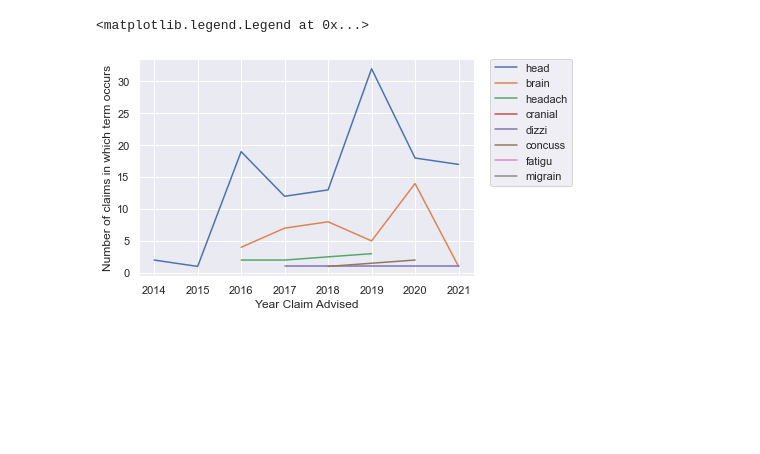
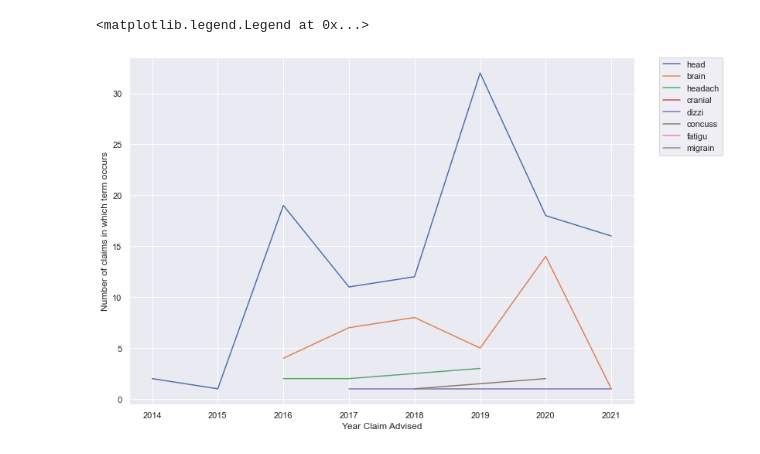
Before and after one commit to ReturnoftheMak/claims_trends, a Jupyter notebook: claims_trends/concussion_notebook.ipynb, the cells around one changed output. Saved outputs shown, nothing was run; the diff lists cells and outputs as text; code cells hidden in the pictures; blank space fills up the shorter version.

```diff
--- a/claims_trends/concussion_notebook.ipynb
+++ b/claims_trends/concussion_notebook.ipynb
@@ -18,12 +25,11 @@ key_words = ['concussion', 'cranial', 'brain',
 # Get Claims Data, format
 
 engine = sql_connection('BASAPOPRDSQLV20', 'Apollo_Reporting')
-df_scm = pd.read_sql_query("SELECT ClaimDetailID, LossDescription, LossLocation from V_LMMData_SCM", engine)
+df_scm = pd.read_sql_query("SELECT ClaimDetailID, ReceivedDate, LossDescription, LossLocation, HighestEstimate from V_LMMData_SCM", engine)
 df_cgen = pd.read_sql_query("SELECT ClaimDetailID, ClaimAdvisedDate, HandlingClass, UnderwritingYear from V_ClaimData_General", engine)
 
-df_scm.drop_duplicates(subset=['ClaimDetailID'], keep='last', inplace=True)
-df = df_scm.merge(df_cgen, how="left", on='ClaimDetailID')
+df_scm_d = df_scm.sort_values(['ClaimDetailID', 'ReceivedDate'], axis=0).groupby('ClaimDetailID').tail(1)
+df = df_scm_d.merge(df_cgen, how="left", on='ClaimDetailID')
+df.columns = ['claim_id', 'received_date', 'documents', 'loss_location', 'highest_estimate','date', 'class', 'underwriting_year']
+df = df[['date', 'underwriting_year', 'loss_location', 'claim_id', 'class', 'documents', 'highest_estimate']]
+df["date"] = pd.to_datetime(df["date"], infer_datetime_format=True)
-# %%
-df.columns = ['claim_id', 'documents', 'loss_location', 'date', 'class', 'underwriting_year']
-df = df[['date', 'underwriting_year', 'loss_location', 'claim_id', 'class', 'documents']]
-df["date"] = pd.to_datetime(df["date"], infer_datetime_format=True)
@@ -43,13 +46,13 @@ stop_words_combined = get_stopwords()
 vectorizer = scikit_vectorizer(stop_words_combined, PorterTokenizer, CountVectorizer)
 relevant_claims, df_relevant_claims = get_relevant_claims(df, vectorizer)
 # %%
-# Plots here
+# Terms by Date Claim Advised
 
+sns.set(rc={'figure.figsize':(11.7,8.27)})
 graph_data_1 = relevant_claims.groupby([relevant_claims.date.dt.year,'term'], as_index=True).sum().reset_index()
-graph_data_1.head(15)
 ax = sns.lineplot(x=graph_data_1.date, y=graph_data_1.mentions, hue=graph_data_1.term)
 ax.set(xlabel='Year Claim Advised', ylabel='Number of claims in which term occurs')
 plt.pyplot.legend(bbox_to_anchor=(1.05, 1), loc=2, borderaxespad=0.)
 # %% [output]
 <matplotlib.legend.Legend at 0x...>
-[figure, old version]
+[figure, new version]
```
Also changed, not shown: parts of 12 cells of this notebook, 7 other files.
